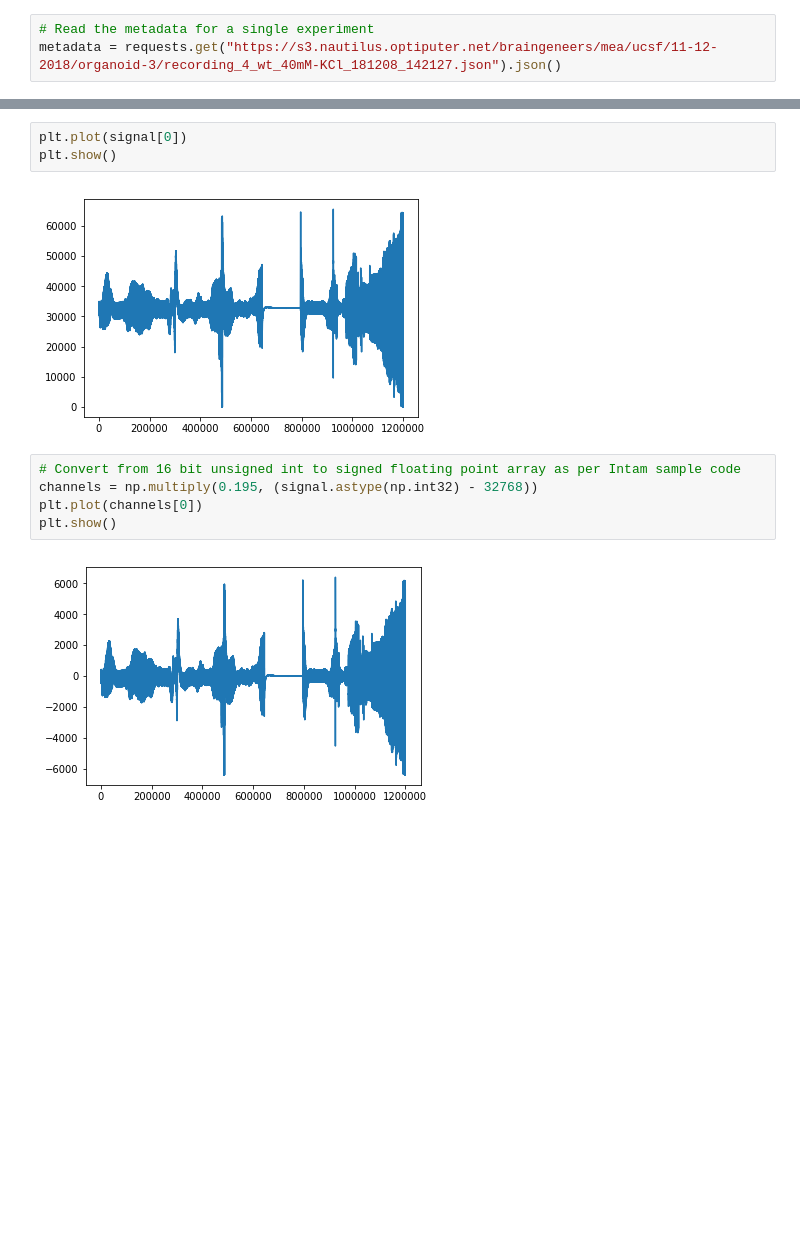
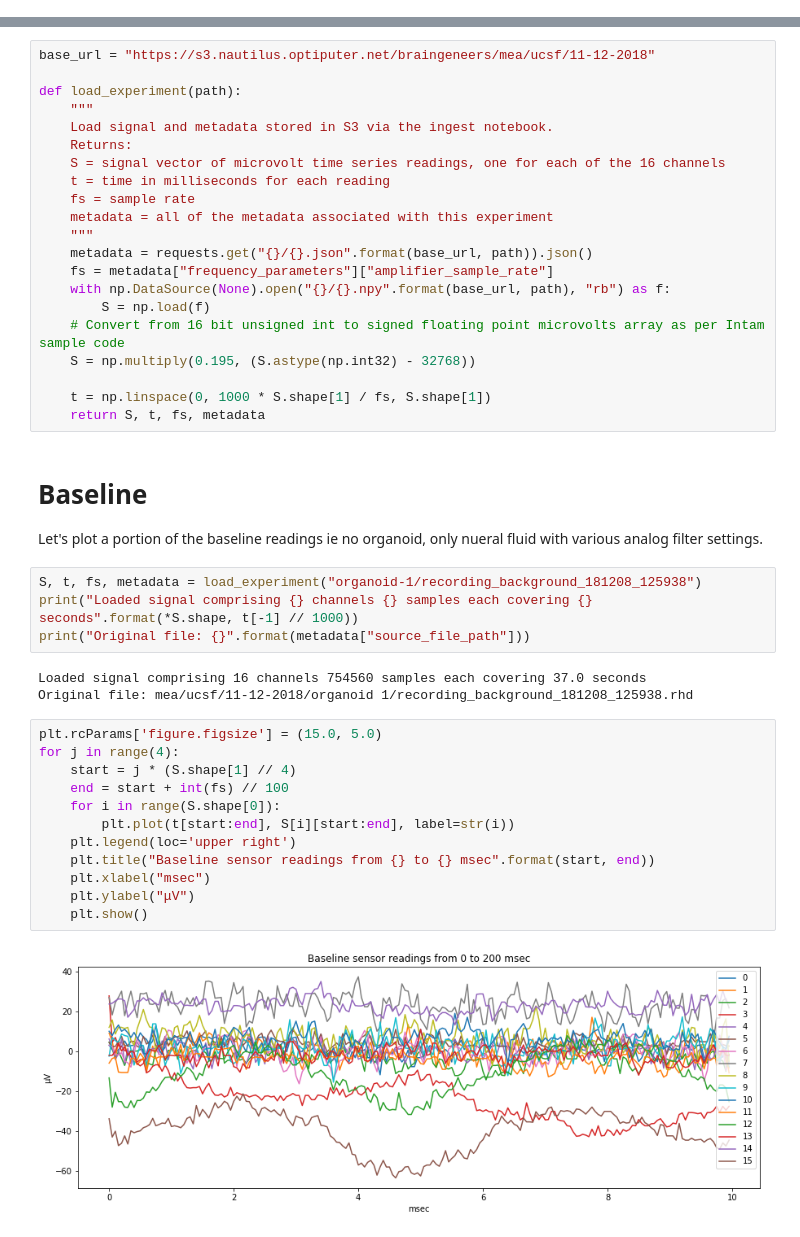
Before and after one commit to braingeneers/experiment, a Jupyter notebook: ingest/view.ipynb, the cells around one changed output, grey strips where cells are left out. Saved outputs shown, nothing was run; the diff lists cells and outputs as text; blank space fills up the shorter version.

Commit message:
Update example view notebook with basic time and frequency plots...still preliminary

```diff
--- a/ingest/view.ipynb
+++ b/ingest/view.ipynb
@@ -9,4 +22 @@ import numpy as np
 import matplotlib.pyplot as plt
-# %%
-# Read the metadata for a single experiment
-metadata = requests.get("https://s3.nautilus.optiputer.net/braingeneers/mea/ucsf/11-12-2018/organoid-3/recording_4_wt_40mM-KCl_181208_142127.json").json()
@@ -23,12 +23,46 @@ Original file: mea/ucsf/11-12-2018/organoid 3/recording_4_wt_40mM KCl_181208_142
-# %%
-plt.plot(signal[0])
-plt.show()
-# %% [output]
-[figure, removed]
-# %%
-# Convert from 16 bit unsigned int to signed floating point array as per Intam sample code
-channels = np.multiply(0.195, (signal.astype(np.int32) - 32768))
-plt.plot(channels[0])
-plt.show()
-# %% [output]
-[figure, removed]
+# %%
+base_url = "https://s3.nautilus.optiputer.net/braingeneers/mea/ucsf/11-12-2018"
+
+def load_experiment(path):
+    """
+    Load signal and metadata stored in S3 via the ingest notebook.
+    Returns:
+    S = signal vector of microvolt time series readings, one for each of the 16 channels
+    t = time in milliseconds for each reading
+    fs = sample rate
+    metadata = all of the metadata associated with this experiment
+    """
+    metadata = requests.get("{}/{}.json".format(base_url, path)).json()
+    fs = metadata["frequency_parameters"]["amplifier_sample_rate"]
+    with np.DataSource(None).open("{}/{}.npy".format(base_url, path), "rb") as f:
+        S = np.load(f)
+    # Convert from 16 bit unsigned int to signed floating point microvolts array as per Intam sample code
+    S = np.multiply(0.195, (S.astype(np.int32) - 32768))
+
+    t = np.linspace(0, 1000 * S.shape[1] / fs, S.shape[1])
+    return S, t, fs, metadata
+# %% [markdown]
+# Baseline
+
+Let's plot a portion of the baseline readings ie no organoid, only nueral fluid with various analog filter settings.
+# %%
+S, t, fs, metadata = load_experiment("organoid-1/recording_background_181208_125938")
+print("Loaded signal comprising {} channels {} samples each covering {} seconds".format(*S.shape, t[-1] // 1000))
+print("Original file: {}".format(metadata["source_file_path"]))
+# %% [output]
+Loaded signal comprising 16 channels 754560 samples each covering 37.0 seconds
+Original file: mea/ucsf/11-12-2018/organoid 1/recording_background_181208_125938.rhd
+# %%
+plt.rcParams['figure.figsize'] = (15.0, 5.0)
+for j in range(4):
+    start = j * (S.shape[1] // 4)
+    end = start + int(fs) // 100
+    for i in range(S.shape[0]):
+        plt.plot(t[start:end], S[i][start:end], label=str(i))
+    plt.legend(loc='upper right')
+    plt.title("Baseline sensor readings from {} to {} msec".format(start, end))
+    plt.xlabel("msec")
+    plt.ylabel("μV")
+    plt.show()
+# %% [output]
+[figure, added]
```
Also changed, not shown: parts of 16 cells of this notebook, 1 other file.
